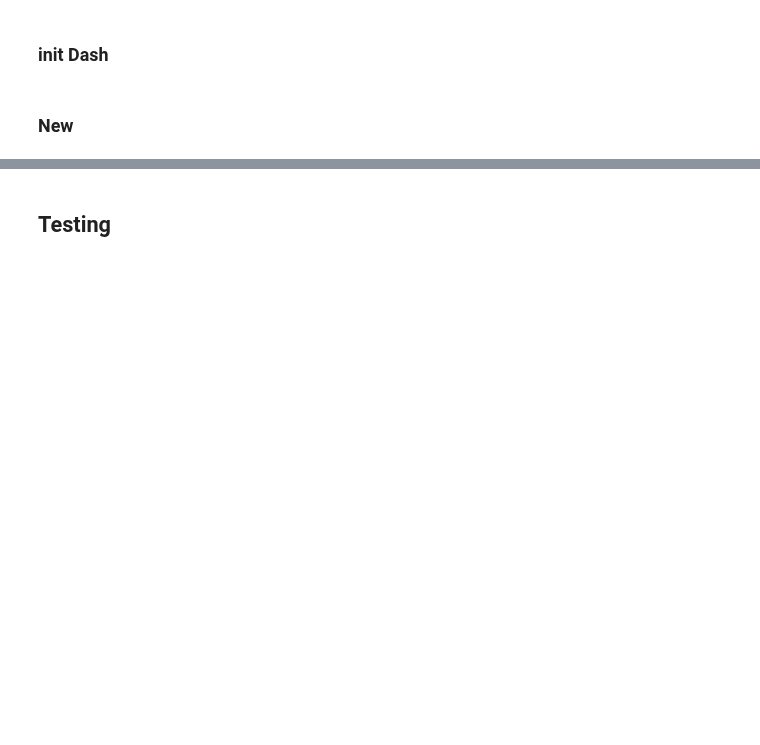
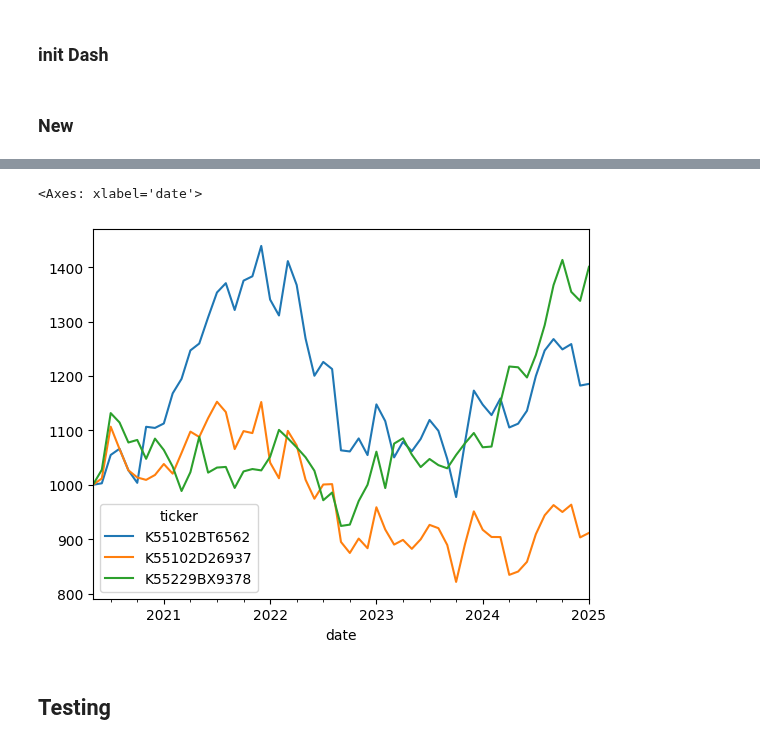
Before and after one commit to lbk209/fund, a Jupyter notebook: fund_labs.ipynb, the cells around one changed output, grey strips where cells are left out. Cells and saved outputs as stored; diff of their text form; code cells hidden in the pictures; blank space fills up the shorter version.

```diff
--- a/fund_labs.ipynb
+++ b/fund_labs.ipynb
@@ -788,5 +827,15 @@ if __name__ == '__main__':
 # %% [output]
 [interactive output not drawn]
+# %%
+tickers = ['K55102BT6562', 'K55102D26937', 'K55229BX9378']
+
+df_p = df_prc.loc[tickers].iloc[:,0].unstack(0)
+start = df_p.apply(lambda x: x[x.notna()].index.min()).max()
+normalized_df = df_p.apply(lambda x: x / x.loc[start] * base_prc).loc[start:]
+normalized_df.plot()
+# %% [output]
+<Axes: xlabel='date'>
+[figure, added]
 # %% [markdown]
 ## Testing
 # %%
```
Also changed, not shown: parts of 7 cells of this notebook, 1 other file.
